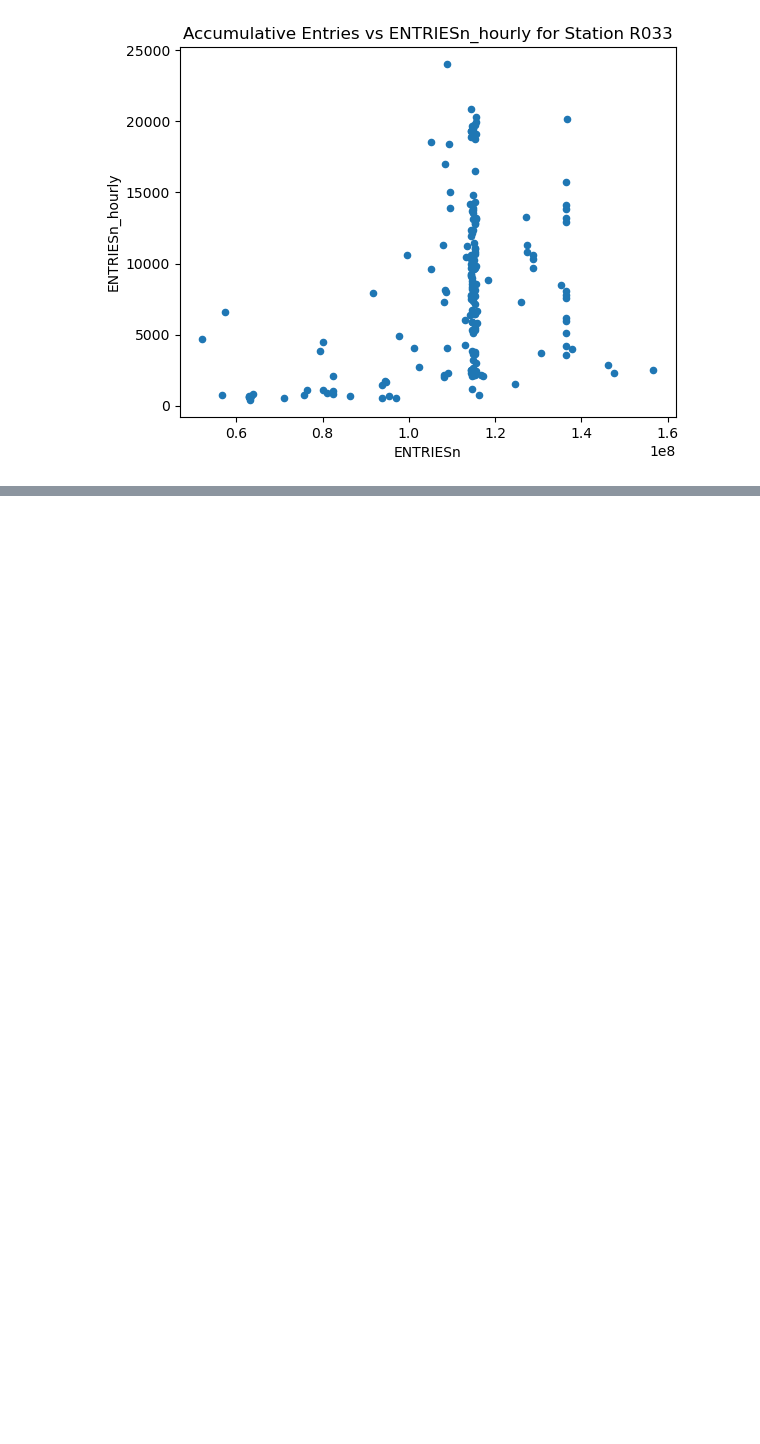
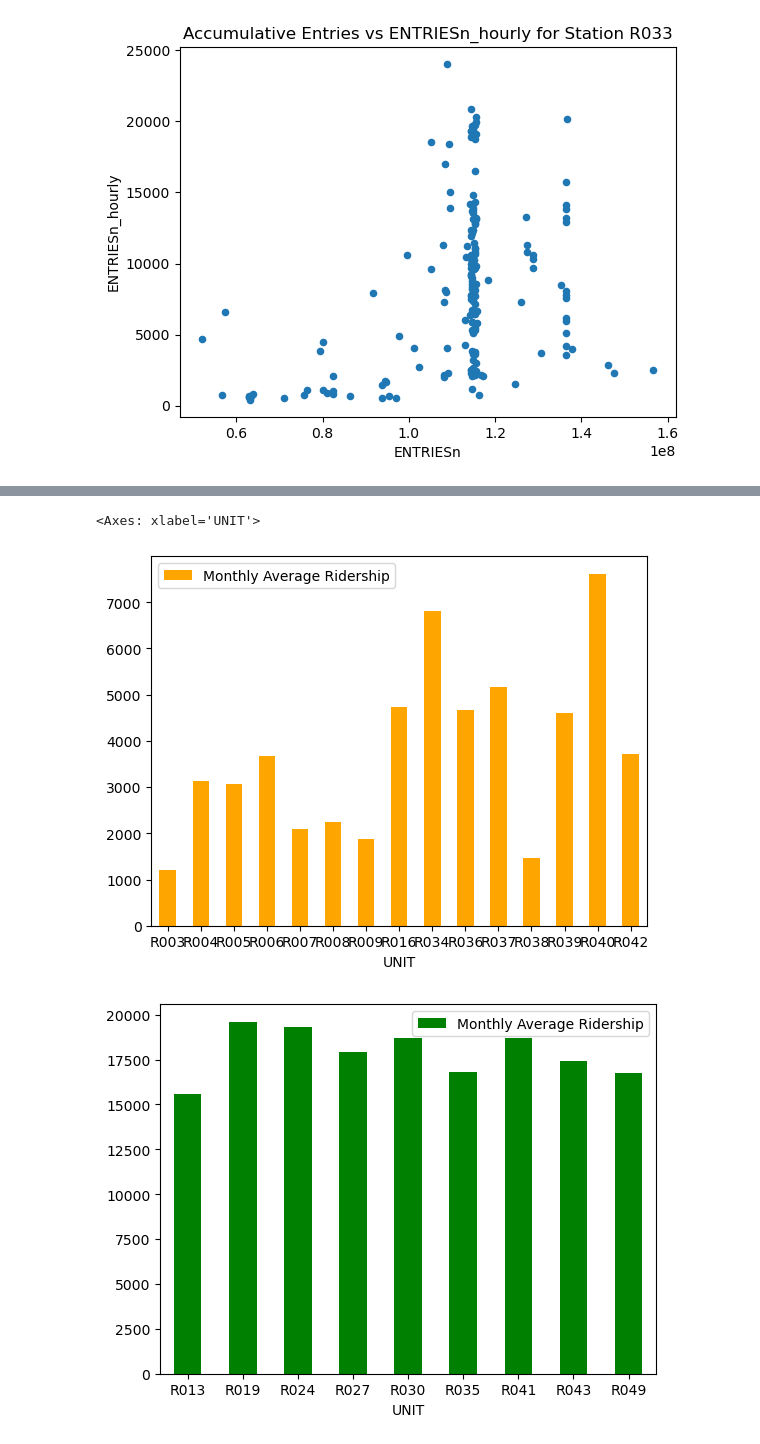
Before and after one commit to minmmwin/Udacity-Intro-to-Data-Analysis, a Jupyter notebook: Subway_Data_Analysis.ipynb, the cells around one changed output, grey strips where cells are left out. Saved outputs shown, nothing was run; the diff lists cells and outputs as text; code cells hidden in the pictures; blank space fills up the shorter version.

```diff
--- a/Subway_Data_Analysis.ipynb
+++ b/Subway_Data_Analysis.ipynb
@@ -160,0 +181,25 @@ Correlation between 'ENTRIESn_hourly' vs 'Accumulative Entries': 0.59
+# %%
+# Categorize stations by montly average ridership into 3 groups
+# 1. 'Below 10k'
+# 2. 'Between 10k and 20k'
+# 3. 'Above 20k'
+r3_r50_average_df = pd.DataFrame(r3_r50_average_series,
+                    columns=['Monthly Average Riders'])
+r3_r50_average_df
+values = r3_r50_average_df['Monthly Average Riders']
+grouping_df = pd.DataFrame({
+    'value': values,
+    'Below 10k':values < 10000,
+    'Between 10k and 20k': (values >= 10000) & (values < 20000),
+    'Above 20k': values >= 20000
+}, index=r3_r50_average_df.index)
+
+grouped_below_10k = grouping_df.groupby('Below 10k')
+grouped_between_10k_20k = grouping_df.groupby('Between 10k and 20k')
+grouped_between_above_20k = grouping_df.groupby('Above 20k')
+grouped_all = grouping_df.groupby(['Below 10k', 'Between 10k and 20k', 'Above 20k'])
+grouping_df
+# Print out the mean ridership within each group
+print(grouped_below_10k['value'].mean())
+print(grouped_between_10k_20k['value'].mean())
+print(grouped_between_above_20k['value'].mean())
@@ -160,0 +219,12 @@ Correlation between 'ENTRIESn_hourly' vs 'Accumulative Entries': 0.59
+# %%
+# Create dataframes for each group and plot each group
+below_10k = grouping_df.loc[grouping_df['Below 10k']==True, ['value']].rename(columns={'value':'Monthly Average Ridership'})
+below_10k.plot(kind='bar', rot=0, color = 'orange')
+between_10k_20k = grouping_df.loc[grouping_df['Between 10k and 20k']==True, ['value']].rename(columns={'value':'Monthly Average Ridership'})
+between_10k_20k.plot(kind='bar', rot=0, color = 'green')
+above_20k = grouping_df.loc[grouping_df['Above 20k']==True, ['value']].rename(columns={'value':'Monthly Average Ridership'})
+above_20k.plot(kind='bar', rot=0, color = 'blue')
+# %% [output]
+<Axes: xlabel='UNIT'>
+[figure, added]
+[figure, added]
```
Also changed, not shown: parts of 6 cells of this notebook.
